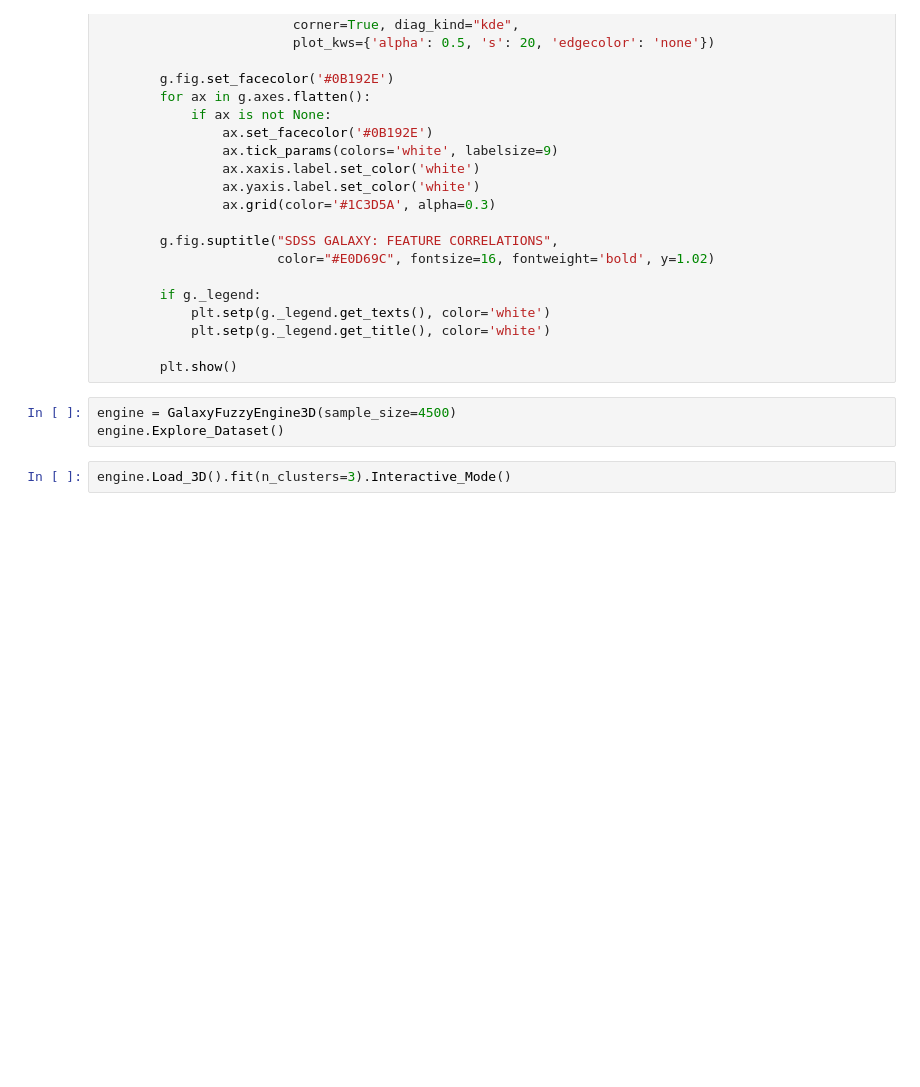
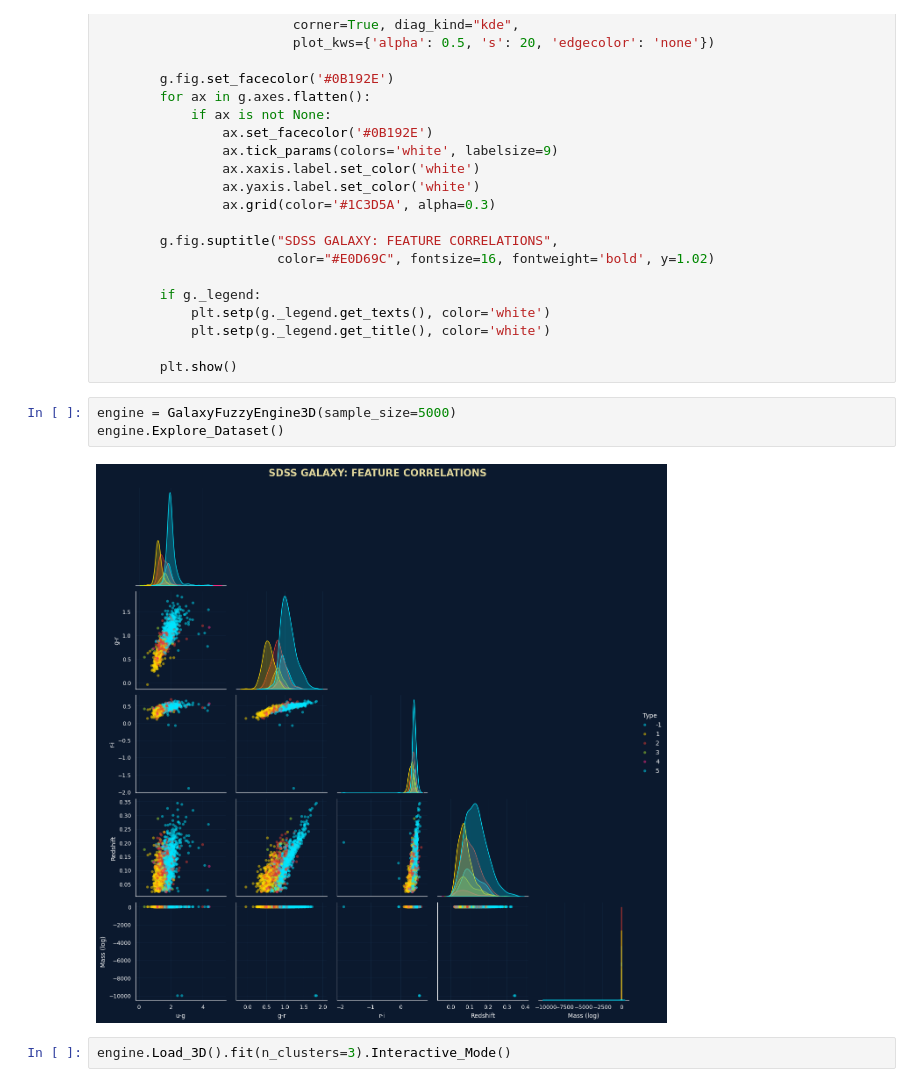
Before and after one commit to Molderon/Machine-Learning, a Jupyter notebook: Astrophysics/Spectroscopic Galaxies.ipynb, the cells around one changed output. Drawn from its saved outputs; the diff is of its cells as text; blank space fills up the shorter version.

```diff
--- a/Astrophysics/Spectroscopic Galaxies.ipynb
+++ b/Astrophysics/Spectroscopic Galaxies.ipynb
@@ -219,7 +219,9 @@ class GalaxyFuzzyEngine3D:
 
         plt.show()
 # %%
-engine = GalaxyFuzzyEngine3D(sample_size=4500)
+engine = GalaxyFuzzyEngine3D(sample_size=5000)
 engine.Explore_Dataset()
+# %% [output]
+[figure, added]
 # %%
 engine.Load_3D().fit(n_clusters=3).Interactive_Mode()
```
